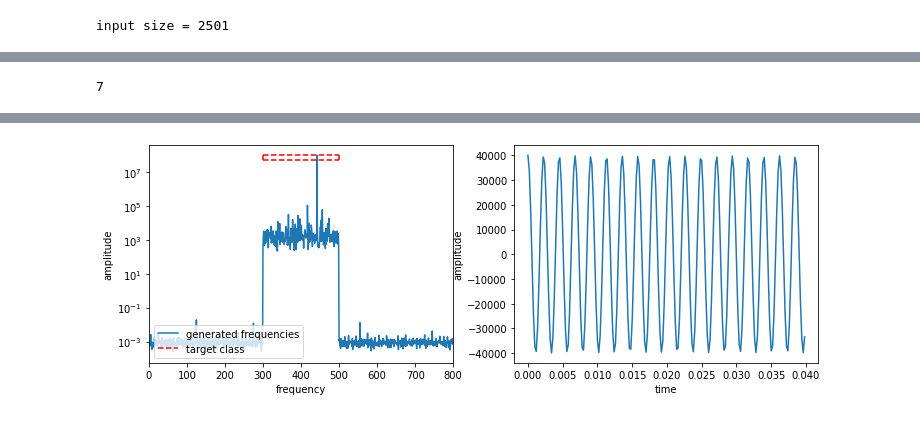
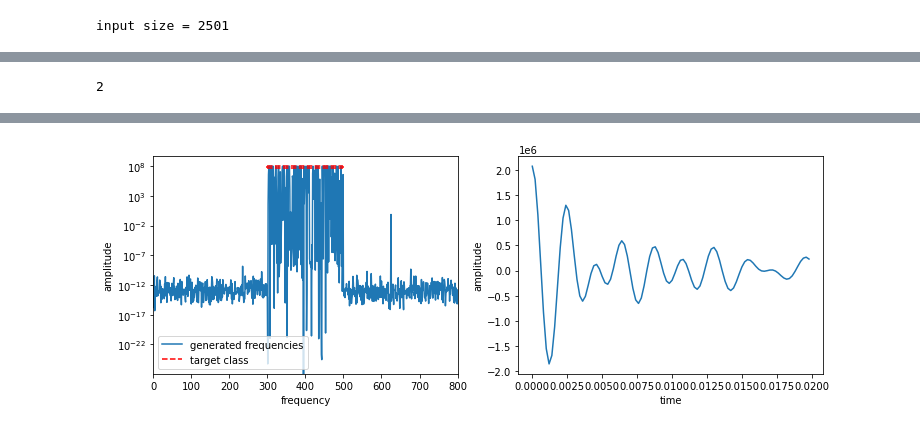
Before and after one commit to Tompolompo/DJ-GAN, a Jupyter notebook: notebook.ipynb, the cells around one changed output, grey strips where cells are left out. Cells and saved outputs as stored; diff of their text form; code cells hidden in the pictures.

```diff
--- a/notebook.ipynb
+++ b/notebook.ipynb
@@ -100,12 +101,14 @@ f_max = 500
 def get_sinusoidal_wave(f_min=300, f_max=500):
     f = np.random.randint(f_min, f_max)
     A = np.random.random()*0.5 + 0.5
+    A = 1
     x = A*np.sin(2*np.pi*f*t)
     return x
 
 def to_frequency_domain(x):
-    normalized_tone = np.int16((x / norm) * 32767)
-    yf = np.abs(rfft(normalized_tone))
+    #normalized_tone = np.int16((x / norm) * 32767)
+    normalized_tone = x/norm_t
+    yf = np.abs(rfft(x))/norm_f
     return yf
 
 def get_data_samples(N=1000, f_min=300, f_max=500):
@@ -175,6 +187,7 @@ class Discriminator(nn.Module):
         super().__init__()
         self.layers = nn.Sequential(nn.Linear(input_size, 100),
                                     nn.ReLU(),
+                                    nn.Dropout(0.5),
                                     nn.Linear(100, 1),
                                     nn.Sigmoid()
         )
@@ -192,9 +205,9 @@ class Generator(nn.Module):
                                     nn.ReLU(),
                                     nn.Linear(25, 50),
                                     nn.ReLU(),
+                                    nn.Dropout(0.5),
                                     nn.Linear(50, output_size),
                                     nn.Sigmoid()
-                                    #nn.ReLU()
         )
 
     def forward(self, x):
@@ -336,18 +349,7 @@ for epoch in range(num_epochs):
         D_G_z1s.append(D_G_z1)
         D_G_z2s.append(D_G_z2)
 
-        # Check how the generator is doing by saving G's output on fixed_noise
-        #if (iters % 250 == 0) or ((epoch == num_epochs-1) and (i == len(dataloader)-1)):
-        with torch.no_grad():
-            fake = netG(fixed_noise).detach().cpu()
-        freq_list.append(fake)
 
-        # Output training stats
-        if i % 250 == 0:
-
-            print('[%d/%d][%d/%d]\tLoss_D: %.4f\tLoss_G: %.4f\tD(x): %.4f\tD(G(z)): %.4f / %.4f | max freq (G) %.4f'
-                  % (epoch, num_epochs, i, len(dataloader),
-                     errD.item(), errG.item(), D_x, D_G_z1, D_G_z2, fake.max()/amp))
 
         iters += 1
 
@@ -357,6 +359,18 @@ for epoch in range(num_epochs):
     D_G_z1s_epoch.append(np.mean(D_G_z1s))
     D_G_z2s_epoch.append(np.mean(D_G_z2s))
 
+    # Check how the generator is doing by saving G's output on fixed_noise
+    with torch.no_grad():
+        fake = netG(fixed_noise).detach().cpu()
+    freq_list.append(fake)
+
+    # Output training stats
+    if epoch%5==0 or epoch==num_epochs - 1:
+        print('[%d/%d] \tLoss_D: %.4f\tLoss_G: %.4f\tD(x): %.4f\tD(G(z)): %.4f / %.4f | max freq (G) %.4f'
+              % (epoch+1, num_epochs,
+                 G_losses_epoch[-1], D_losses_epoch[-1], D_xs_epoch[-1],
+                 D_G_z1s_epoch[-1], D_G_z2s_epoch[-1], fake.max()/amp))
+
 # D(x) from 1 to 0.5
 # D(G(z)) from 0 to 0.5
 # %% [output]
@@ -393,31 +410,31 @@ ax.set(title='from 0 to 0.5', xlabel='epoch');
 # %%
 # torch freq to sound
 i = np.random.randint(0,10)
 print(i)
 freq = freq_list[-20].numpy()[i,:]
 
 # plot frequencies and signal
 fig, axs = plt.subplots(1,2, figsize=(12,4))
 ax=axs[0]
 ax.plot(freqs, freq, label='generated frequencies')
 ax.plot([f_min, f_max], [0.5*amp, 0.5*amp], '--r', label='target class')
 ax.plot([f_min, f_max], [amp, amp], '--r')
 ax.plot([f_min, f_min], [0.5*amp, amp], '--r')
 ax.plot([f_max, f_max], [0.5*amp, amp], '--r')
 ax.legend(loc='lower left')
 ax.set(xlabel='frequency', ylabel='amplitude', xlim=(0,800), yscale='log')
 
 new_sig = irfft(freq)
 
 ax = axs[1]
-n = 200
+n = 100
 ax.plot(t[0:n], new_sig[0:n])
 ax.set(xlabel='time', ylabel='amplitude');
 #ax.set(ylim=(-1,1))
 
 IPython.display.Audio(new_sig,rate=sr, autoplay=True)
 # %% [output]
-7
+2
 [interactive output not drawn]
-[figure, old version]
+[figure, new version]
 # %%
```
Also changed, not shown: parts of 11 cells of this notebook.
